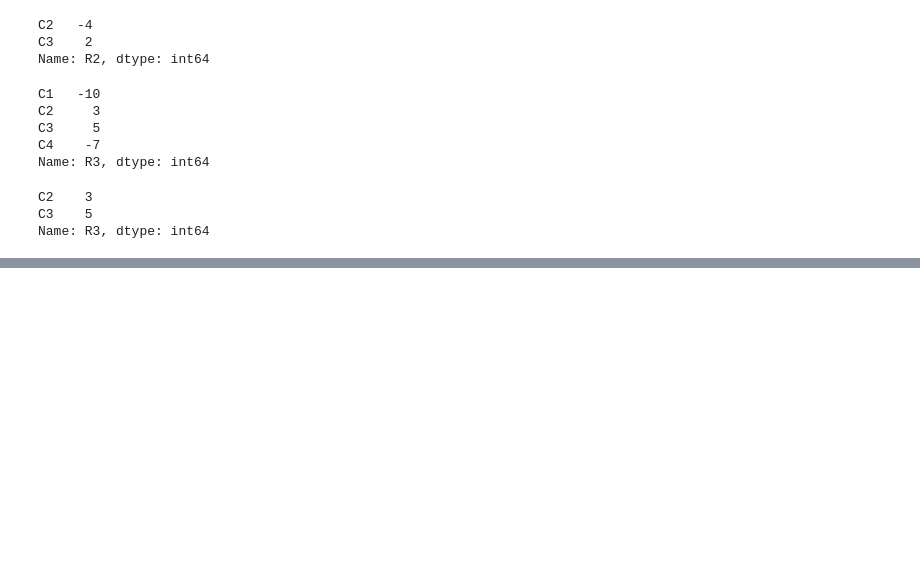
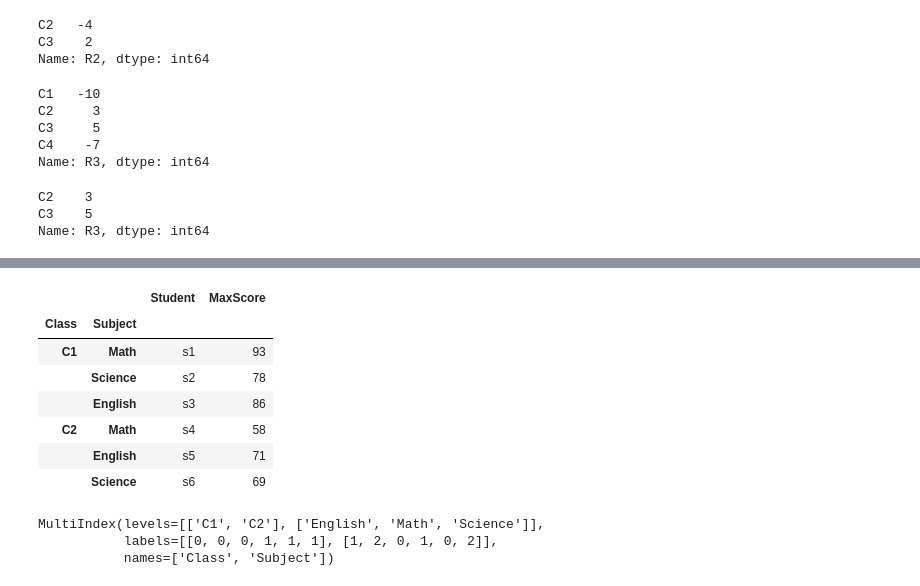
Before and after one commit to jimit105/Data-Science-in-Python-Pandas-Scikit-learn-Numpy-Matplotlib, a Jupyter notebook: Pandas.ipynb, the cells around one changed output, grey strips where cells are left out. Saved outputs shown, nothing was run; the diff lists cells and outputs as text; code cells hidden in the pictures; blank space fills up the shorter version.

```diff
--- a/Pandas.ipynb
+++ b/Pandas.ipynb
@@ -227,0 +326,17 @@ Name: R3, dtype: int64
+# %%
+df
+# %% [output]
+|  |  | Student | MaxScore |
+| Class | Subject |  |  |
+| C1 | Math | s1 | 93 |
+|  | Science | s2 | 78 |
+|  | English | s3 | 86 |
+| C2 | Math | s4 | 58 |
+|  | English | s5 | 71 |
+|  | Science | s6 | 69 |
+# %%
+df.index
+# %% [output]
+MultiIndex(levels=[['C1', 'C2'], ['English', 'Math', 'Science']],
+           labels=[[0, 0, 0, 1, 1, 1], [1, 2, 0, 1, 0, 2]],
+           names=['Class', 'Subject'])
```
Also changed, not shown: parts of 26 cells of this notebook.
